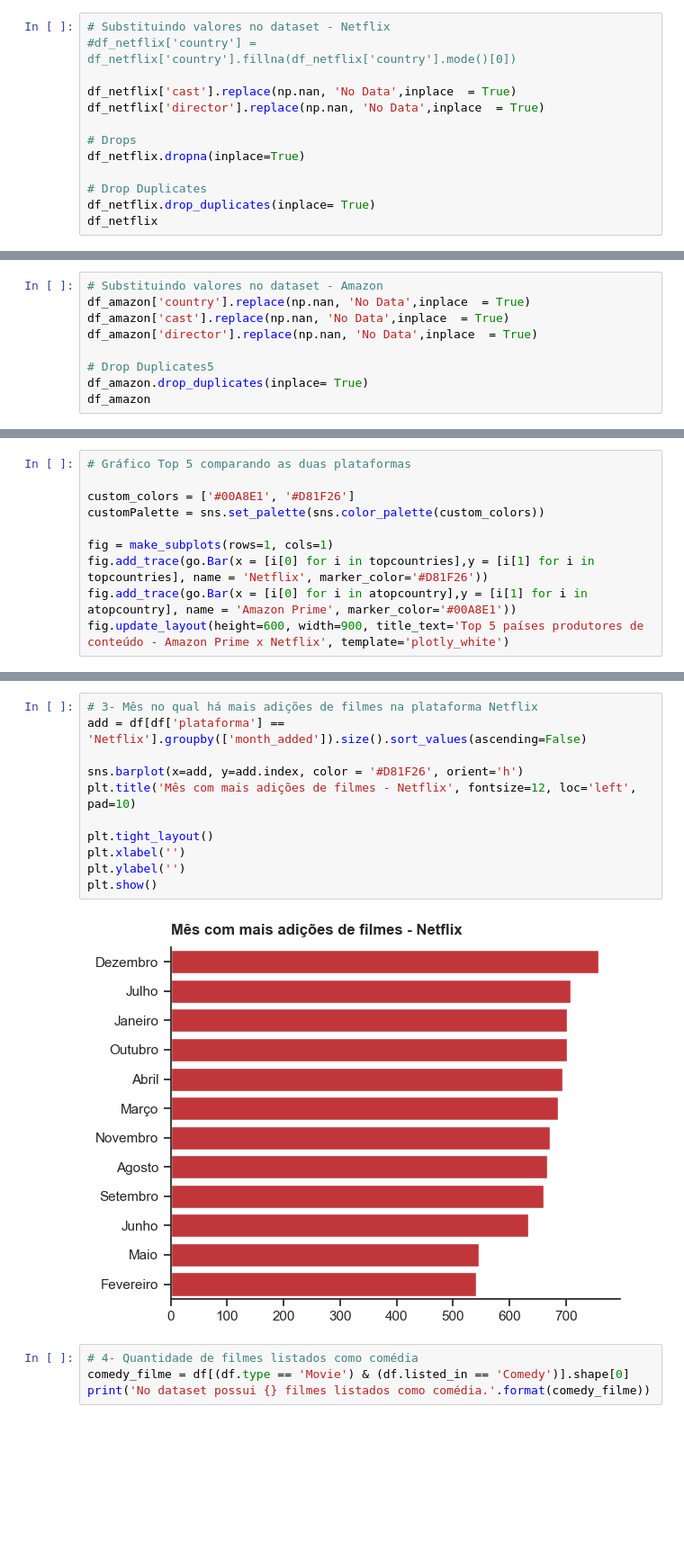
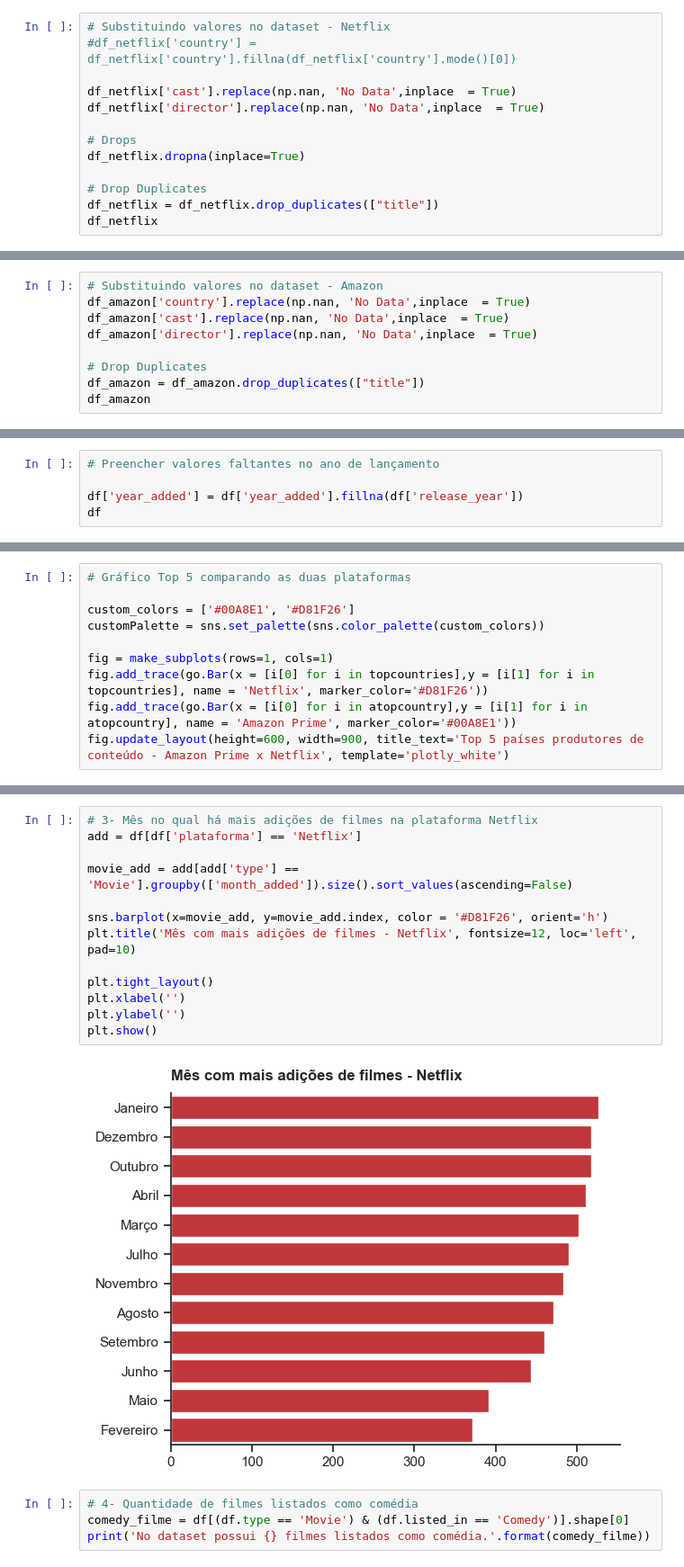
Before and after one commit to maisonhenrique/DataChallenge, a Jupyter notebook: AnaliseExploratoria.ipynb, the cells around one changed output, grey strips where cells are left out. Shown at 90% size. Cells and saved outputs as stored; diff of their text form; blank space fills up the shorter version.

```diff
--- a/AnaliseExploratoria.ipynb
+++ b/AnaliseExploratoria.ipynb
@@ -46,7 +45,7 @@ df_netflix['director'].replace(np.nan, 'No Data',inplace  = True)
 df_netflix.dropna(inplace=True)
 
 # Drop Duplicates
-df_netflix.drop_duplicates(inplace= True)
+df_netflix = df_netflix.drop_duplicates(["title"])
 df_netflix
 # %% [output]
 |  | show_id | type | title | director | cast | country | date_added | release_year | rating | duration | ... |
@@ -111,8 +118,8 @@ df_amazon['country'].replace(np.nan, 'No Data',inplace  = True)
 df_amazon['cast'].replace(np.nan, 'No Data',inplace  = True)
 df_amazon['director'].replace(np.nan, 'No Data',inplace  = True)
 
-# Drop Duplicates5
-df_amazon.drop_duplicates(inplace= True)
+# Drop Duplicates
+df_amazon = df_amazon.drop_duplicates(["title"])
 df_amazon
 # %% [output]
 |  | show_id | type | title | director | cast | country | date_added | release_year | rating | duration | ... |
@@ -199,0 +213,5 @@ EDA
+# %%
+# Preencher valores faltantes no ano de lançamento
+
+df['year_added'] = df['year_added'].fillna(df['release_year'])
+df
@@ -311,16 +347,18 @@ fig.update_layout(height=600, width=900, title_text='Top 5 países produtores de
 # %%
 # 3- Mês no qual há mais adições de filmes na plataforma Netflix
-add = df[df['plataforma'] == 'Netflix'].groupby(['month_added']).size().sort_values(ascending=False)
+add = df[df['plataforma'] == 'Netflix']
 
-sns.barplot(x=add, y=add.index, color = '#D81F26', orient='h')
+movie_add = add[add['type'] == 'Movie'].groupby(['month_added']).size().sort_values(ascending=False)
+
+sns.barplot(x=movie_add, y=movie_add.index, color = '#D81F26', orient='h')
 plt.title('Mês com mais adições de filmes - Netflix', fontsize=12, loc='left', pad=10)
 
 plt.tight_layout()
 plt.xlabel('')
 plt.ylabel('')
 plt.show()
 # %% [output]
-[figure, old version]
+[figure, new version]
 # %%
 # 4- Quantidade de filmes listados como comédia
 comedy_filme = df[(df.type == 'Movie') & (df.listed_in == 'Comedy')].shape[0]
```
Also changed, not shown: parts of 12 cells of this notebook.
